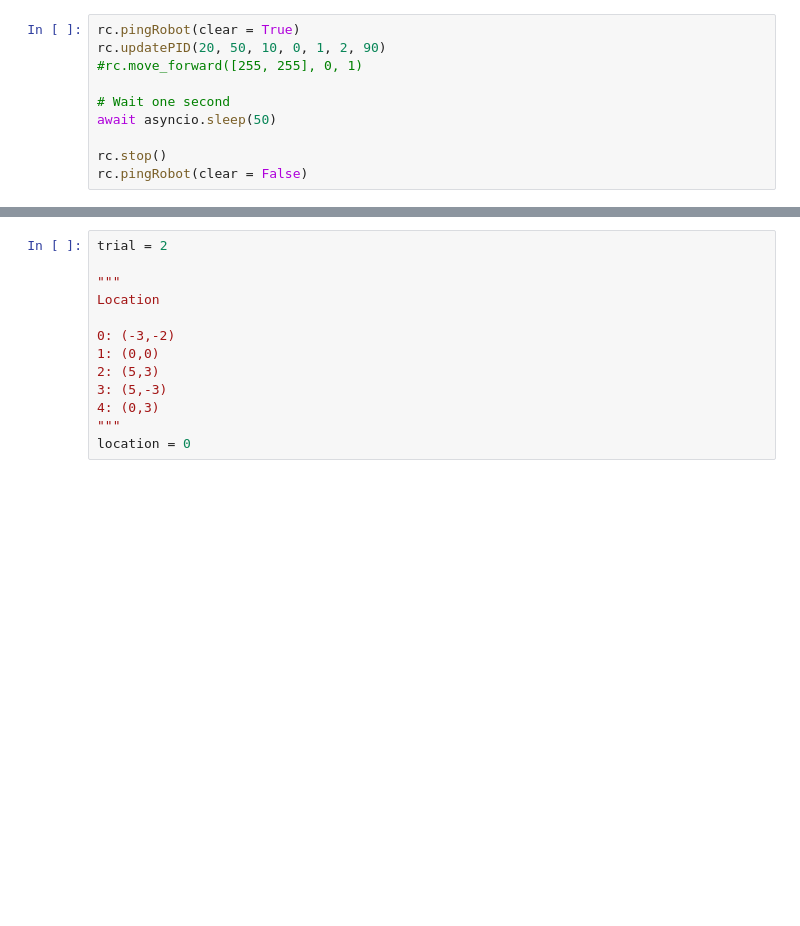
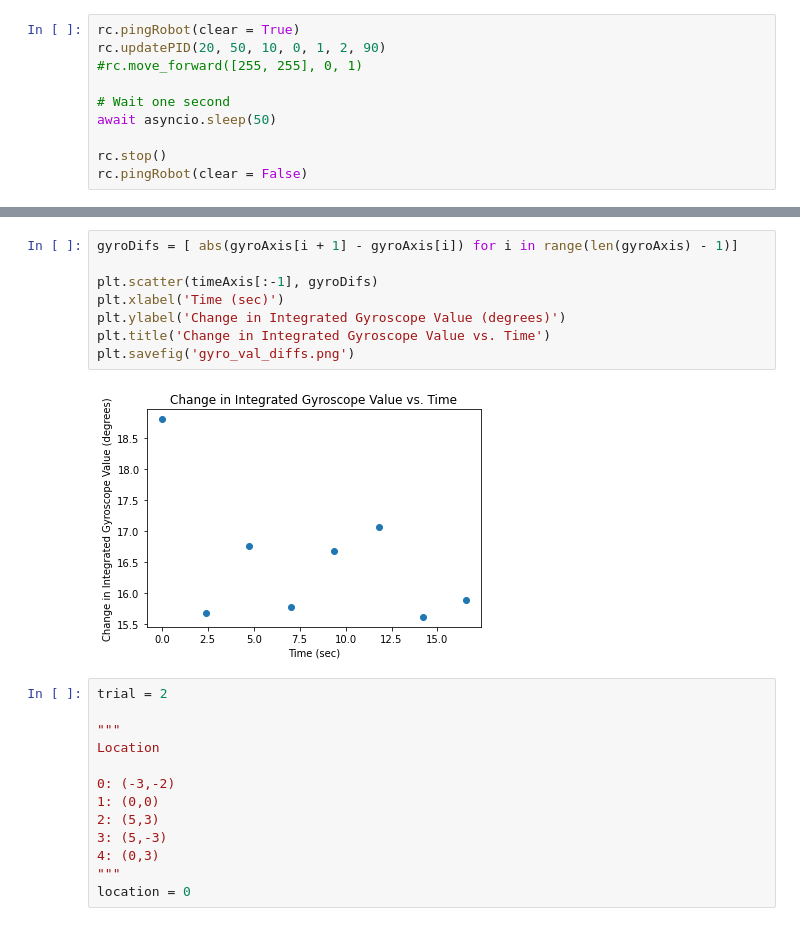
Before and after one commit to roninsharma25/Fast-Robots, a Jupyter notebook: Lab9/ble/RobotControl.ipynb, the cells around one changed output, grey strips where cells are left out. Saved outputs shown, nothing was run; the diff lists cells and outputs as text; blank space fills up the shorter version.

```diff
--- a/Lab9/ble/RobotControl.ipynb
+++ b/Lab9/ble/RobotControl.ipynb
@@ -36,3 +55,13 @@ rc.tof_readings
+# %%
+gyroDifs = [ abs(gyroAxis[i + 1] - gyroAxis[i]) for i in range(len(gyroAxis) - 1)]
+
+plt.scatter(timeAxis[:-1], gyroDifs)
+plt.xlabel('Time (sec)')
+plt.ylabel('Change in Integrated Gyroscope Value (degrees)')
+plt.title('Change in Integrated Gyroscope Value vs. Time')
+plt.savefig('gyro_val_diffs.png')
+# %% [output]
+[figure, added]
 # %%
 trial = 2
 
```
Also changed, not shown: parts of 4 cells of this notebook.
